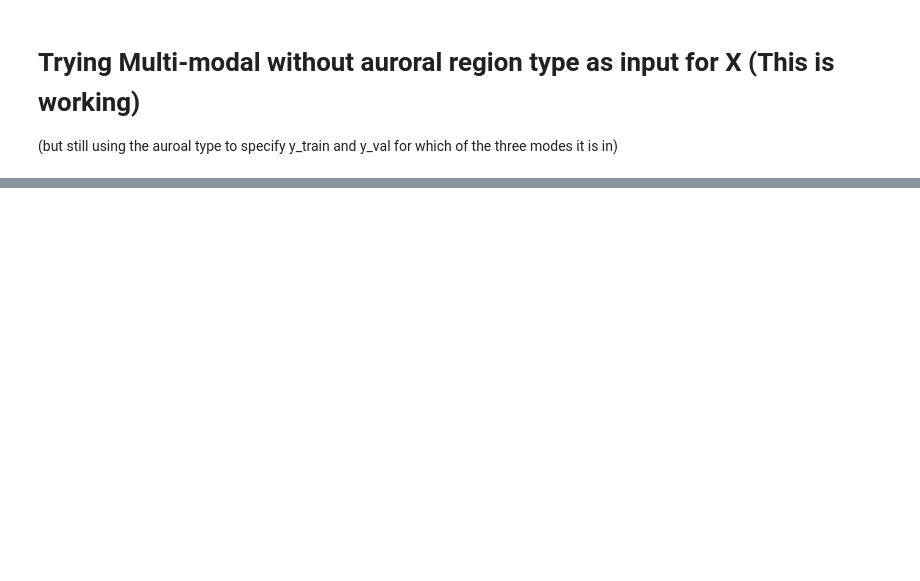
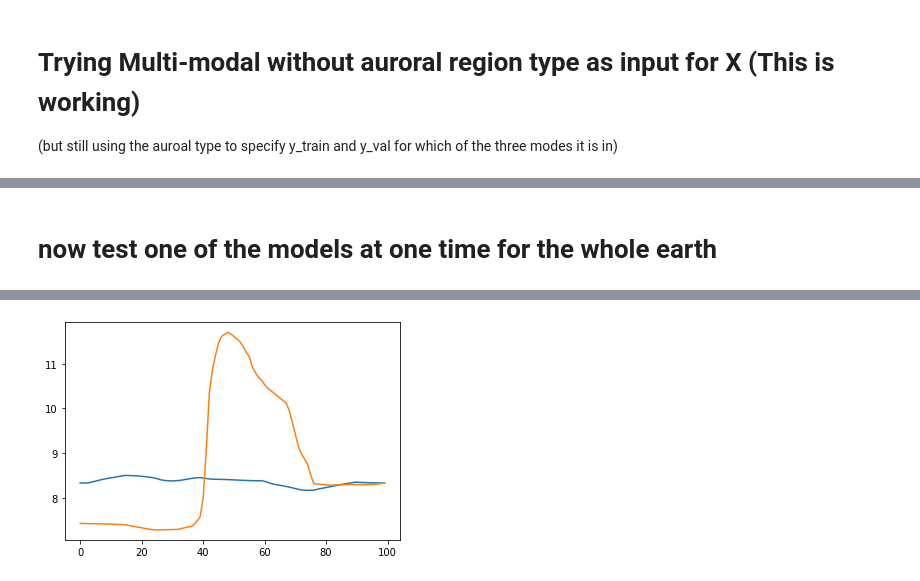
Before and after one commit to rmcgranaghan/HEARTBEAT, a Jupyter notebook: AuroralBoundaries/DMSP_AuroralBoundaryData_combined_classes-aurora-region-predict_and_multi-modal-energyflux-predict-example-loaded_models-weighted_modes-time-axis.ipynb, the cells around one changed output, grey strips where cells are left out. Saved outputs shown, nothing was run; the diff lists cells and outputs as text; code cells hidden in the pictures; blank space fills up the shorter version.

```diff
--- a/AuroralBoundaries/DMSP_AuroralBoundaryData_combined_classes-aurora-region-predict_and_multi-modal-energyflux-predict-example-loaded_models-weighted_modes-time-axis.ipynb
+++ b/AuroralBoundaries/DMSP_AuroralBoundaryData_combined_classes-aurora-region-predict_and_multi-modal-energyflux-predict-example-loaded_models-weighted_modes-time-axis.ipynb
@@ -1213,0 +1222,77 @@ Index(['SC_AACGM_LAT', 'SC_AACGM_LTIME', 'ELE_TOTAL_ENERGY_FLUX',
+# %% [markdown]
+# now test one of the models at one time for the whole earth
+# %%
+df_val = pd.read_pickle("./with_aurora_type_val.pkl")
+df_train = pd.read_pickle("./with_aurora_type_train.pkl")
+
+df_val['aurora_type'][ df_val['aurora_type']==4 ]= 1
+df_train['aurora_type'][ df_train['aurora_type']==4 ]= 1
+
+filename = 'best_auroral_region_predictor'
+
+model2 = tensorflow.keras.models.load_model(filename)
+
+feature_cols = [c for c in df_train.columns if not 'ELE' in c]
+for i in range(0,12):
+    print(i, feature_cols[i])
+
+X_val = df_val[feature_cols].copy(deep=True)
+X_train = df_train[feature_cols].copy(deep=True)
+X_train_no_aurora_type = X_train.drop(columns='aurora_type')
+scaler_X_region = preprocessing.RobustScaler()
+scaler_X_region = scaler_X_region.fit(X_train_no_aurora_type.values)
+# X_val_scaled = scaler_X_region.transform(X_val_no_aurora_type.values)
+
+X_train = df_train[feature_cols].copy(deep=True)
+scaler_X_all = preprocessing.RobustScaler()
+scaler_X_all = scaler_X_all.fit(X_train.values)
+
+
+mlatgridN = np.linspace(45,90,num=100)
+mltgridN =  np.linspace(0,24,num=100)
+
+test_i = 400
+model_input = np.zeros((mlatgridN.shape[0], mltgridN.shape[0],149))
+flux = np.zeros((mlatgridN.shape[0], mltgridN.shape[0]))
+print(model_input.shape)
+for i in range(0,mlatgridN.shape[0]):
+    for j in range(0,mltgridN.shape[0]):
+        #calc cos and sin
+        rads = mltgridN[j]*15*3.14159/180.
+        model_input[i,j,:148]=X_val.values[test_i,:148]
+        model_input[i,j,7]=np.cos(rads)
+        model_input[i,j,6]=np.sin(rads)
+        model_input[i,j,0]=mlatgridN[i]
+
+for i in range(0,mlatgridN.shape[0]):
+    # scale input
+    X_val_scaled = scaler_X_region.transform(model_input[i,:,:148])
+    #get auroral region
+    results = (model2.predict_classes(X_val_scaled))+1
+    model_input[i,:,148] = results
+
+for i in range(0,mlatgridN.shape[0]):
+    for j in range(0,mltgridN.shape[0]):
+        #calc cos and sin
+        rads = mltgridN[j]*15*3.14159/180.
+        model_input[i,j,:148]=X_val.values[test_i,:148]
+        model_input[i,j,7]=np.cos(rads)
+        model_input[i,j,6]=np.sin(rads)
+        model_input[i,j,0]=mlatgridN[i]
+
+filename = 'best_with_auroral_region_weights'
+model = tensorflow.keras.models.load_model(filename)
+for i in range(0,mlatgridN.shape[0]):
+    for j in range(0,mlatgridN.shape[0]):
+    # scale input
+        shaped = np.reshape(model_input[i,j,:],(1,149))
+        X_val_scaled = scaler_X_all.transform(shaped)
+        #get auroral region
+        flux[i,j] = model.predict(X_val_scaled)[0]
+
+# #Here's how you go back to LTIME from sin and cos of LTIME: np.degrees( np.arctan2(sin_LTIME,cos_LTIME) ) / 15.
+plt.plot(flux[i,:])
+plt.plot(flux[:,j])
+
+print(model_input[i,6:8,0:8])
+# %% [output]
@@ -1213,0 +1316 @@ Index(['SC_AACGM_LAT', 'SC_AACGM_LTIME', 'ELE_TOTAL_ENERGY_FLUX',
+[figure, added]
```
Also changed, not shown: parts of 19 cells of this notebook, 8 other files.
